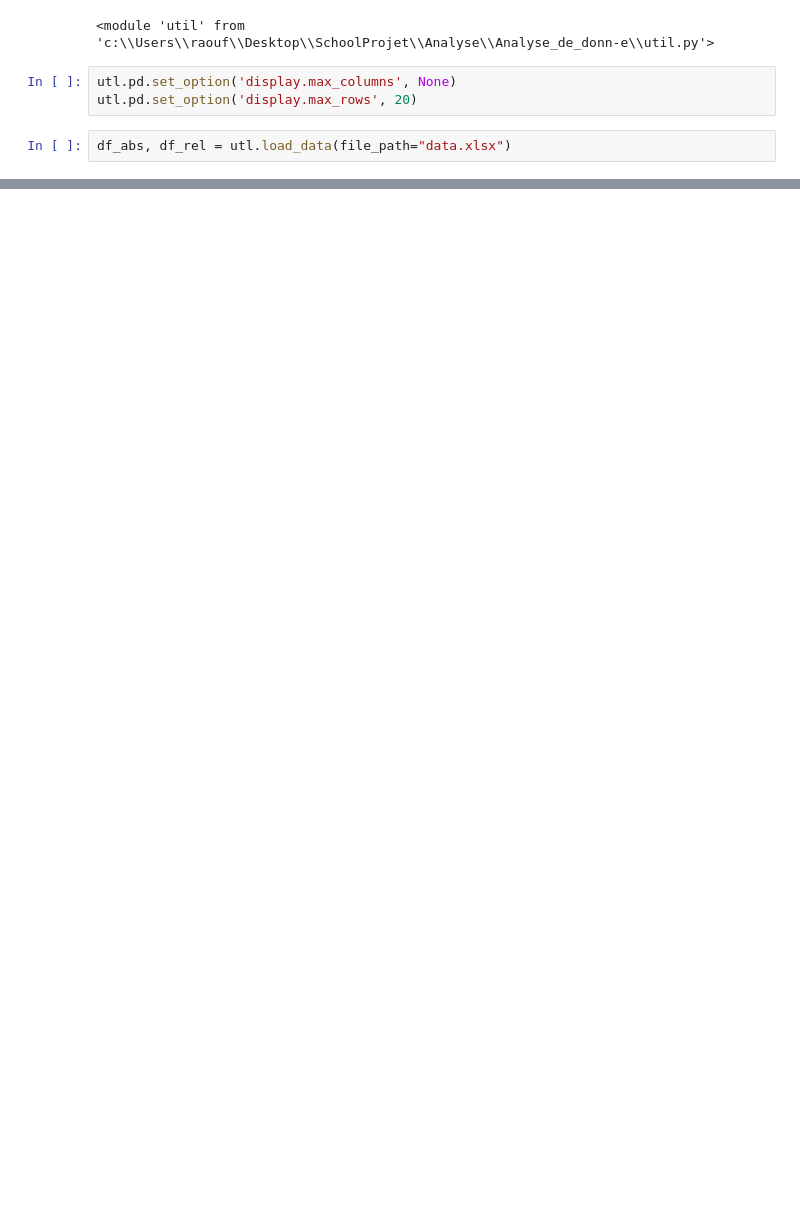
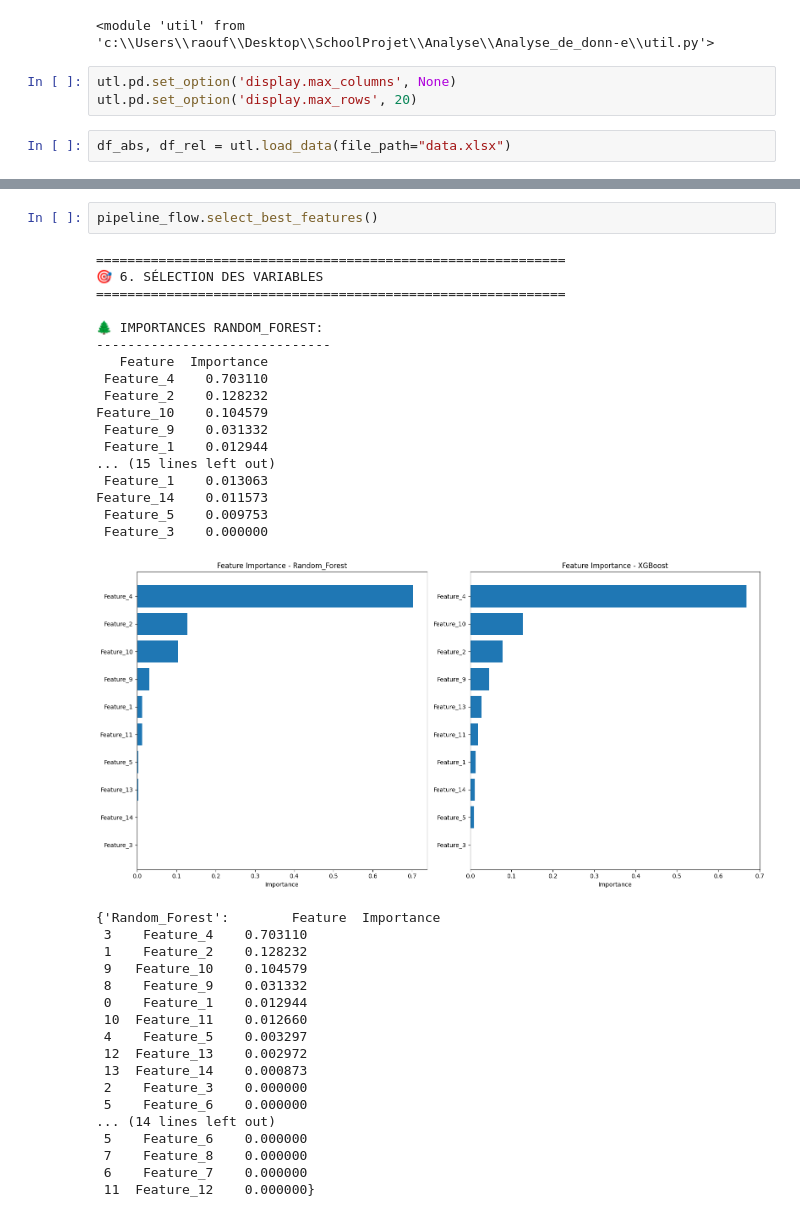
Before and after one commit to Bl4ckFlow/Analyse_de_donn-e, a Jupyter notebook: script.ipynb, the cells around one changed output, grey strips where cells are left out. Saved outputs shown, nothing was run; the diff lists cells and outputs as text; blank space fills up the shorter version.

```diff
--- a/script.ipynb
+++ b/script.ipynb
@@ -177,0 +218,38 @@ utl.correlation_between_vars(df_rel)
+# %%
+pipeline_flow.select_best_features()
+# %% [output]
+============================================================
+🎯 6. SÉLECTION DES VARIABLES
+============================================================
+
+🌲 IMPORTANCES RANDOM_FOREST:
+------------------------------
+   Feature  Importance
+ Feature_4    0.703110
+ Feature_2    0.128232
+Feature_10    0.104579
+ Feature_9    0.031332
+ Feature_1    0.012944
+... (15 lines left out)
+ Feature_1    0.013063
+Feature_14    0.011573
+ Feature_5    0.009753
+ Feature_3    0.000000
+[figure, added]
+{'Random_Forest':        Feature  Importance
+ 3    Feature_4    0.703110
+ 1    Feature_2    0.128232
+ 9   Feature_10    0.104579
+ 8    Feature_9    0.031332
+ 0    Feature_1    0.012944
+ 10  Feature_11    0.012660
+ 4    Feature_5    0.003297
+ 12  Feature_13    0.002972
+ 13  Feature_14    0.000873
+ 2    Feature_3    0.000000
+ 5    Feature_6    0.000000
+... (14 lines left out)
+ 5    Feature_6    0.000000
+ 7    Feature_8    0.000000
+ 6    Feature_7    0.000000
+ 11  Feature_12    0.000000}
```
Also changed, not shown: parts of 14 cells of this notebook, 2 other files.
